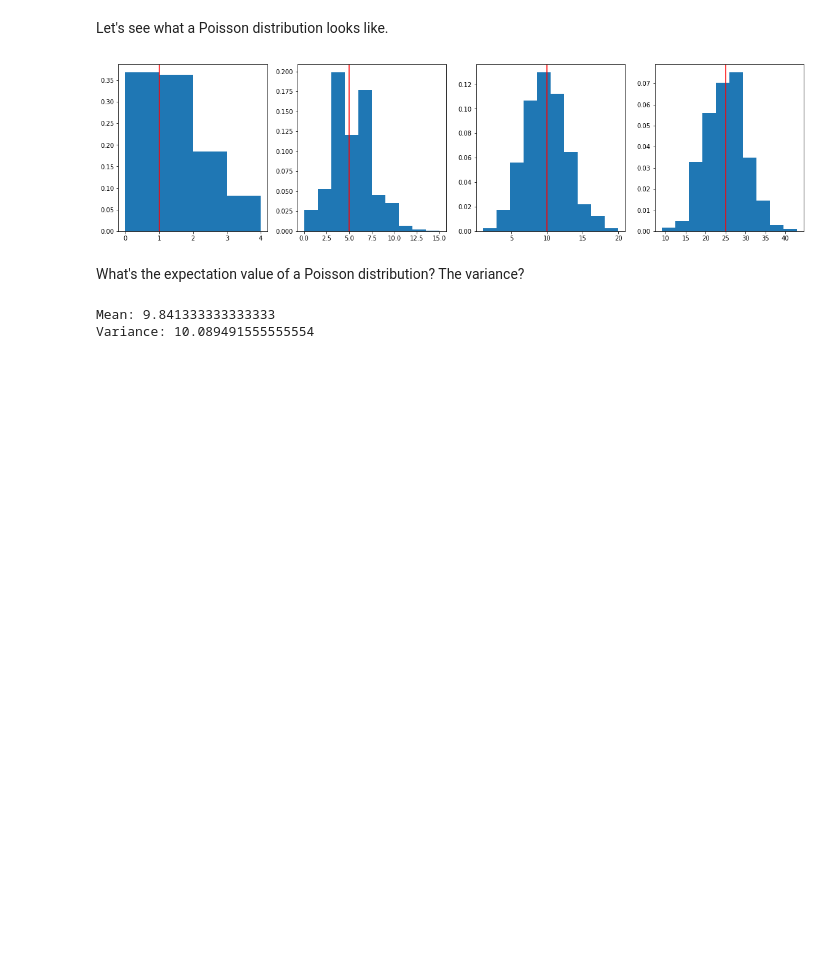
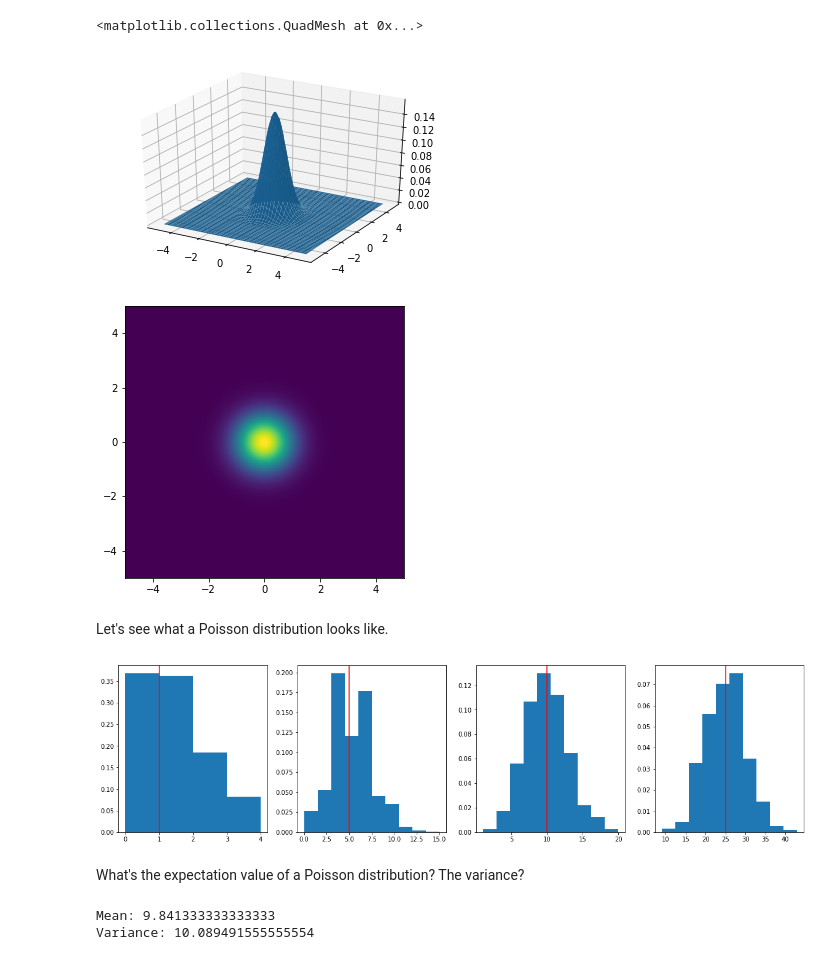
Before and after one commit to violatingcp/MIT_8.S50, a Jupyter notebook: Recitation1/Poisson statistics.ipynb, the cells around one changed output. Cells and saved outputs as stored; diff of their text form; code cells hidden in the pictures; blank space fills up the shorter version.

```diff
--- a/Recitation1/Poisson statistics.ipynb
+++ b/Recitation1/Poisson statistics.ipynb
@@ -3,3 +64,25 @@
+# %%
+from mpl_toolkits.mplot3d import Axes3D
+
+fig1 = plt.figure()
+
+ax = fig1.add_subplot(111, projection = '3d')
+
+x = np.linspace(-5, 5, 1000)
+y = np.linspace(-5, 5, 1000)
+
+
+x,y = np.meshgrid(x,y)
+
+p = (1/(2*np.pi))*np.exp(-(x**2.0+y**2.0))
+
+ax.plot_surface(x,y,p)
+fig2 = plt.figure(figsize = (5,5))
+plt.pcolormesh(x,y,p)
+# %% [output]
+<matplotlib.collections.QuadMesh at 0x...>
+[figure, added]
+[figure, added]
 # %% [markdown]
 Let's see what a Poisson distribution looks like.
 # %%
```
Also changed, not shown: parts of 6 cells of this notebook, 1 other file.
